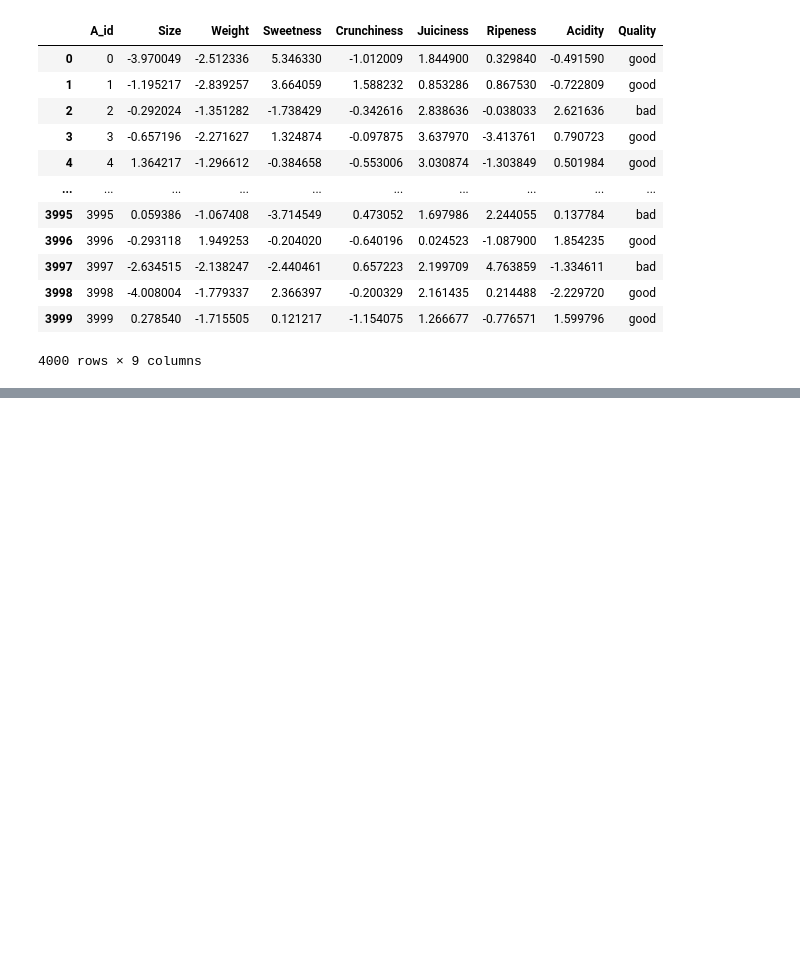
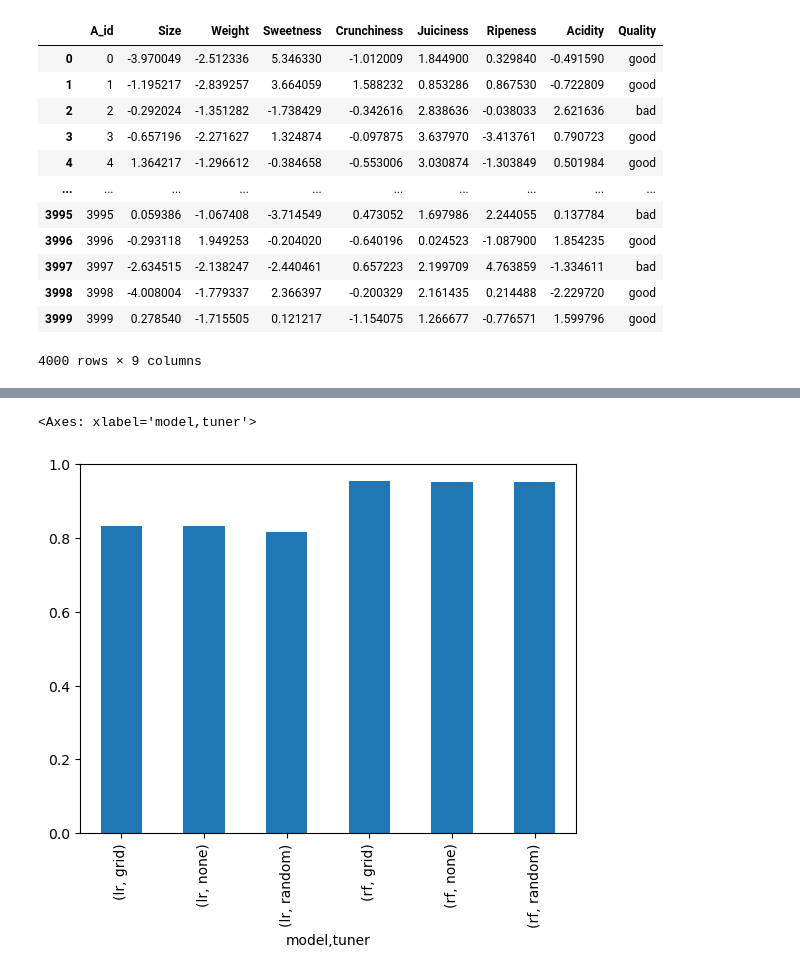
Before and after one commit to Semiu/precision-agriculture, a Jupyter notebook: apple_quality/notebook/data_exploration.ipynb, the cells around one changed output, grey strips where cells are left out. Cells and saved outputs as stored; diff of their text form; code cells hidden in the pictures; blank space fills up the shorter version.

```diff
--- a/apple_quality/notebook/data_exploration.ipynb
+++ b/apple_quality/notebook/data_exploration.ipynb
@@ -46,0 +163,6 @@ df
+# %%
+#ploting comparison using AUC
+df_result.groupby(["model", "tuner"])["auc"].mean().plot(kind="bar")
+# %% [output]
+<Axes: xlabel='model,tuner'>
+[figure, added]
```
Also changed, not shown: parts of 9 cells of this notebook, 2 other files.
